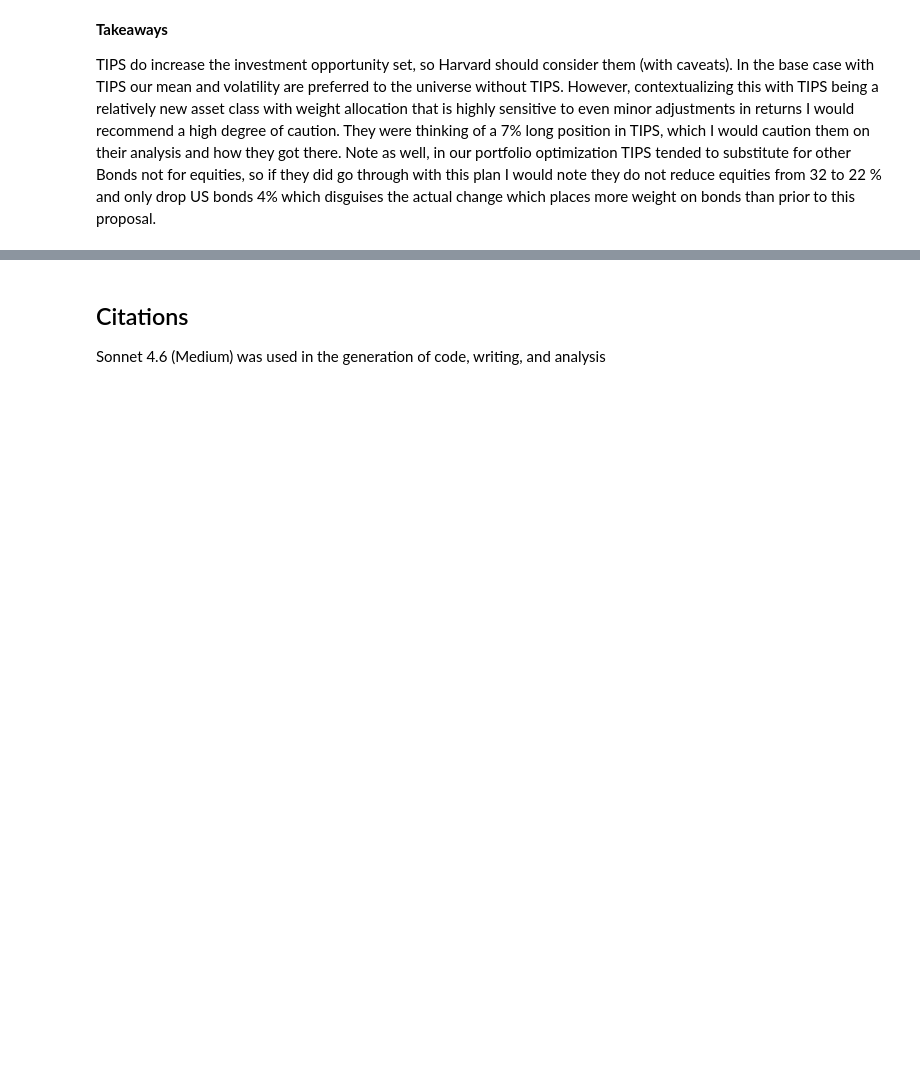
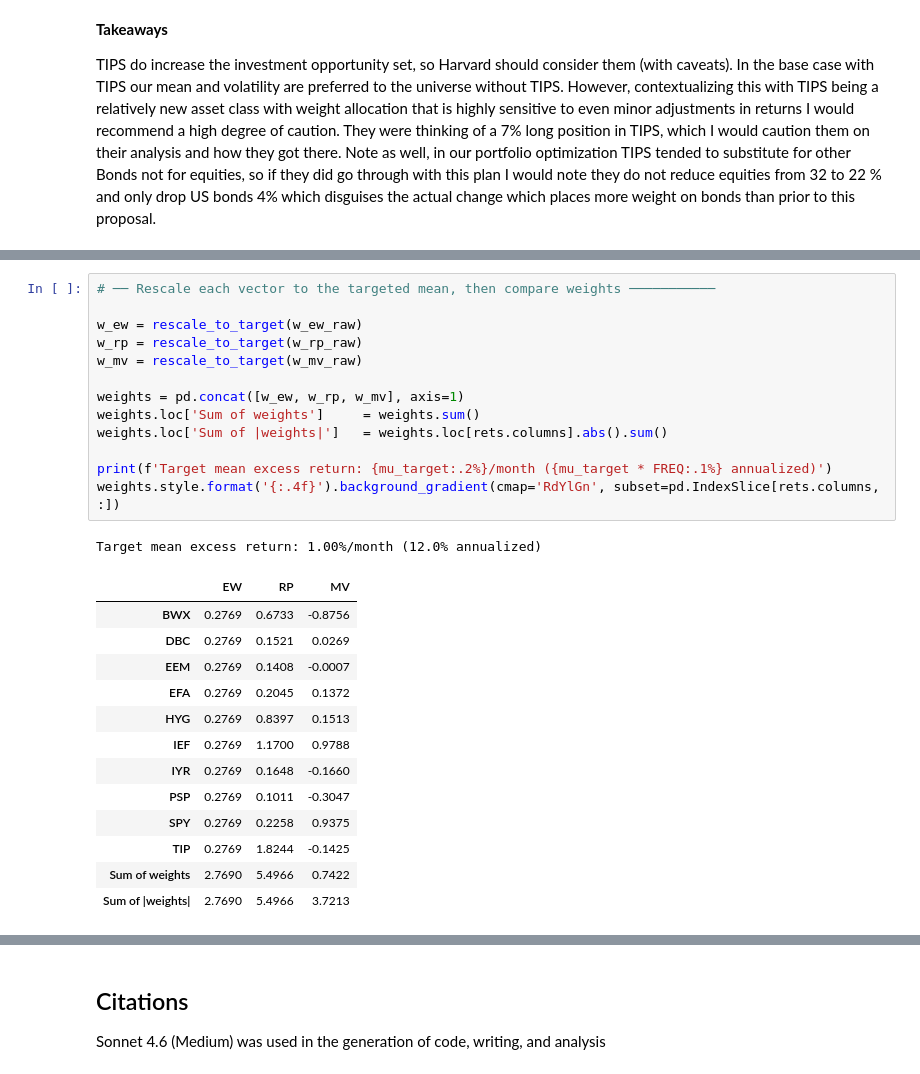
Before and after one commit to Brendon-Wang/harvard-endowment, a Jupyter notebook: harvard_endowment.ipynb, the cells around one changed output, grey strips where cells are left out. Cells and saved outputs as stored; diff of their text form; blank space fills up the shorter version.

```diff
--- a/harvard_endowment.ipynb
+++ b/harvard_endowment.ipynb
@@ -374,0 +405,28 @@ TIPS do increase the investment opportunity set, so Harvard should consider them
+# %%
+# ── Rescale each vector to the targeted mean, then compare weights ───────────
+
+w_ew = rescale_to_target(w_ew_raw)
+w_rp = rescale_to_target(w_rp_raw)
+w_mv = rescale_to_target(w_mv_raw)
+
+weights = pd.concat([w_ew, w_rp, w_mv], axis=1)
+weights.loc['Sum of weights']     = weights.sum()
+weights.loc['Sum of |weights|']   = weights.loc[rets.columns].abs().sum()
+
+print(f'Target mean excess return: {mu_target:.2%}/month ({mu_target * FREQ:.1%} annualized)')
+weights.style.format('{:.4f}').background_gradient(cmap='RdYlGn', subset=pd.IndexSlice[rets.columns, :])
+# %% [output]
+Target mean excess return: 1.00%/month (12.0% annualized)
+|  | EW | RP | MV |
+| BWX | 0.2769 | 0.6733 | -0.8756 |
+| DBC | 0.2769 | 0.1521 | 0.0269 |
+| EEM | 0.2769 | 0.1408 | -0.0007 |
+| EFA | 0.2769 | 0.2045 | 0.1372 |
+| HYG | 0.2769 | 0.8397 | 0.1513 |
+| IEF | 0.2769 | 1.1700 | 0.9788 |
+| IYR | 0.2769 | 0.1648 | -0.1660 |
+| PSP | 0.2769 | 0.1011 | -0.3047 |
+| SPY | 0.2769 | 0.2258 | 0.9375 |
+| TIP | 0.2769 | 1.8244 | -0.1425 |
+| Sum of weights | 2.7690 | 5.4966 | 0.7422 |
+| Sum of |weights| | 2.7690 | 5.4966 | 3.7213 |
```
Also changed, not shown: parts of 11 cells of this notebook, 1 other file.
